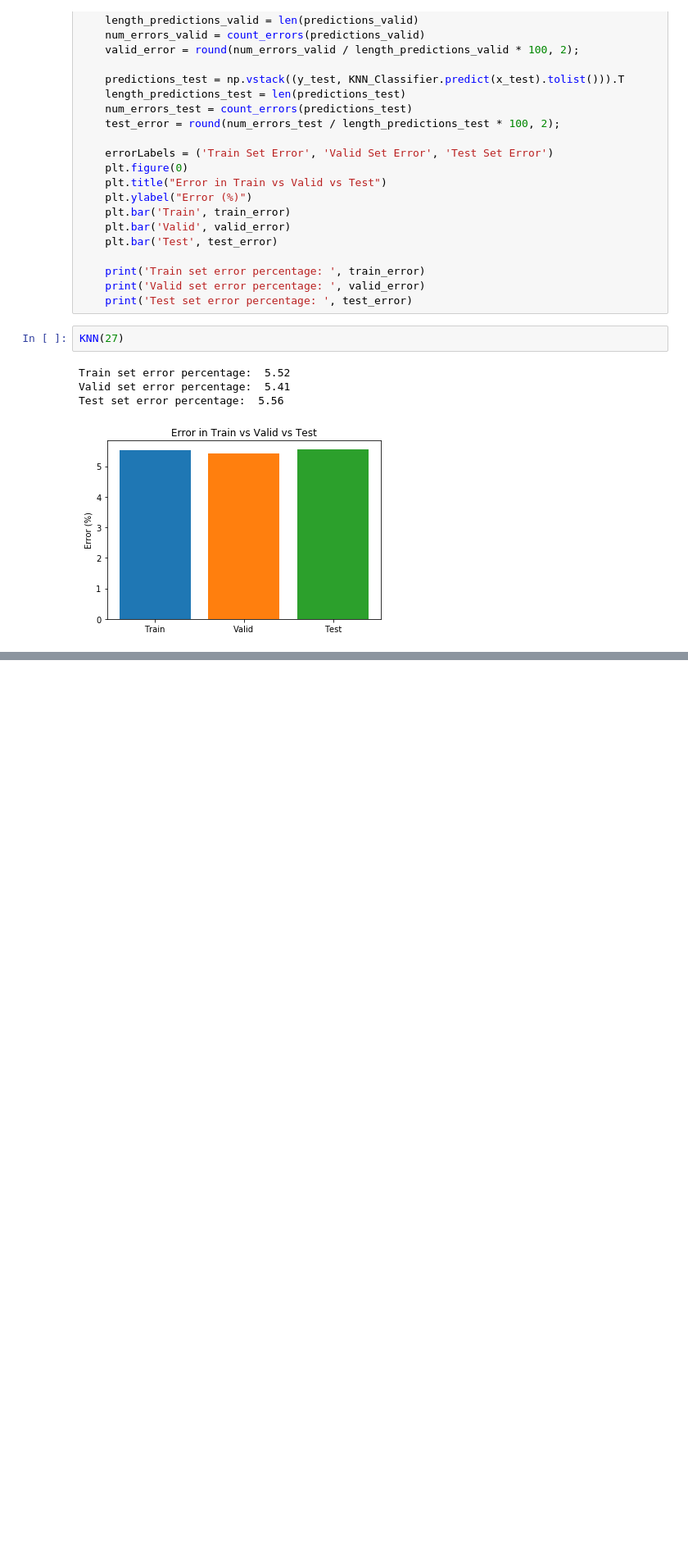
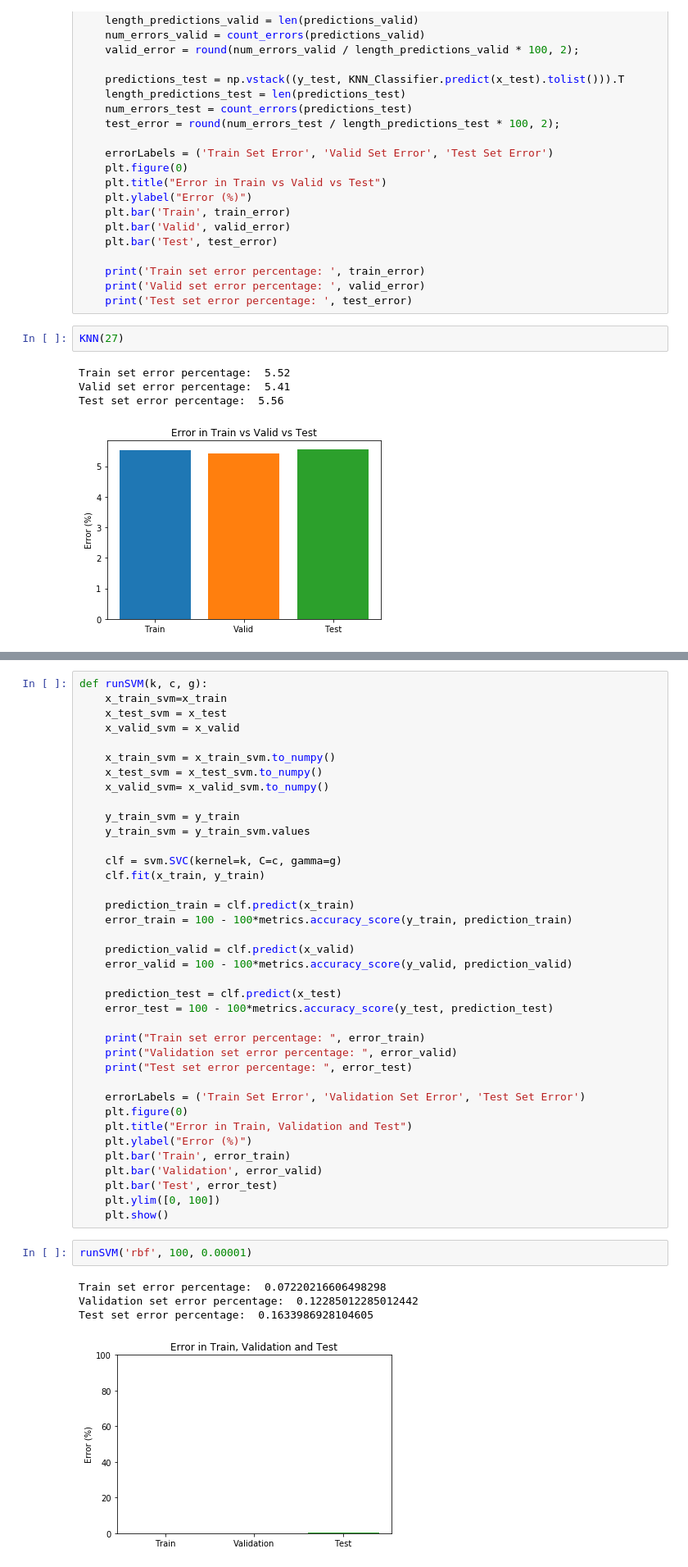
Before and after one commit to AveryCameronUofR/instrument-classification, a Jupyter notebook: Prediction Models.ipynb, the cells around one changed output, grey strips where cells are left out. Shown: that part at 82% size. Cells and saved outputs as stored; diff of their text form; blank space fills up the shorter version.

Commit message:
Added SVM to Prediction Models.ipynb and RACK Dataset Test.ipynb ~0% error with nsynth
~26.85% error with RACK

```diff
--- a/Prediction Models.ipynb
+++ b/Prediction Models.ipynb
@@ -293,0 +299,45 @@ Test set error percentage:  5.56
+# %%
+def runSVM(k, c, g):
+    x_train_svm=x_train
+    x_test_svm = x_test
+    x_valid_svm = x_valid
+
+    x_train_svm = x_train_svm.to_numpy()
+    x_test_svm = x_test_svm.to_numpy()
+    x_valid_svm= x_valid_svm.to_numpy()
+
+    y_train_svm = y_train
+    y_train_svm = y_train_svm.values
+
+    clf = svm.SVC(kernel=k, C=c, gamma=g)
+    clf.fit(x_train, y_train)
+
+    prediction_train = clf.predict(x_train)
+    error_train = 100 - 100*metrics.accuracy_score(y_train, prediction_train)
+
+    prediction_valid = clf.predict(x_valid)
+    error_valid = 100 - 100*metrics.accuracy_score(y_valid, prediction_valid)
+
+    prediction_test = clf.predict(x_test)
+    error_test = 100 - 100*metrics.accuracy_score(y_test, prediction_test)
+
+    print("Train set error percentage: ", error_train)
+    print("Validation set error percentage: ", error_valid)
+    print("Test set error percentage: ", error_test)
+
+    errorLabels = ('Train Set Error', 'Validation Set Error', 'Test Set Error')
+    plt.figure(0)
+    plt.title("Error in Train, Validation and Test")
+    plt.ylabel("Error (%)")
+    plt.bar('Train', error_train)
+    plt.bar('Validation', error_valid)
+    plt.bar('Test', error_test)
+    plt.ylim([0, 100])
+    plt.show()
+# %%
+runSVM('rbf', 100, 0.00001)
+# %% [output]
+Train set error percentage:  0.07220216606498298
+Validation set error percentage:  0.12285012285012442
+Test set error percentage:  0.1633986928104605
+[figure, added]
```
Also changed, not shown: parts of 2 cells of this notebook, 1 other file.
